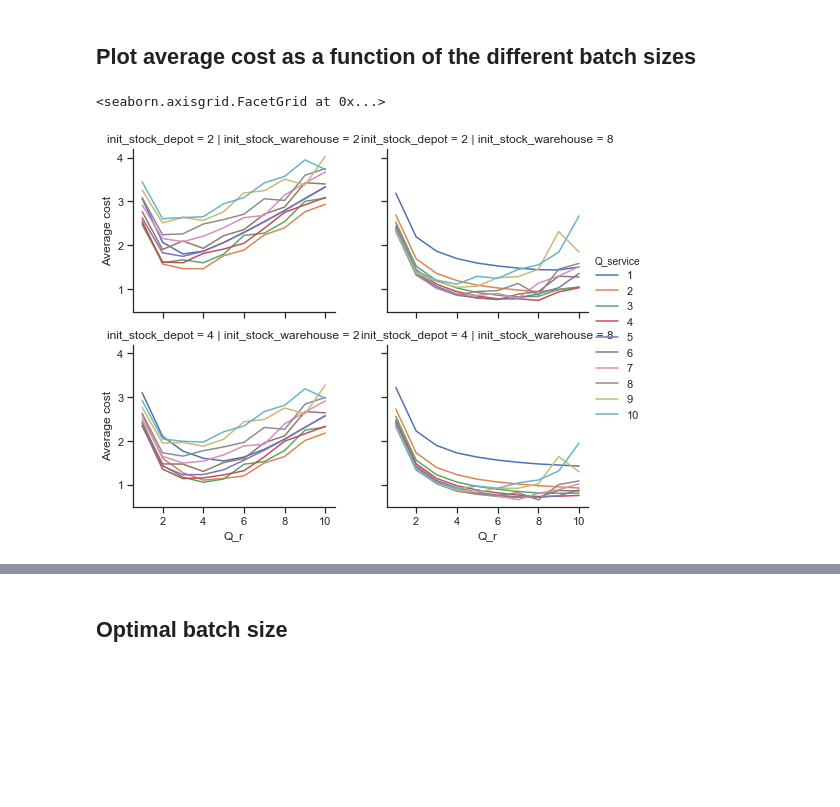
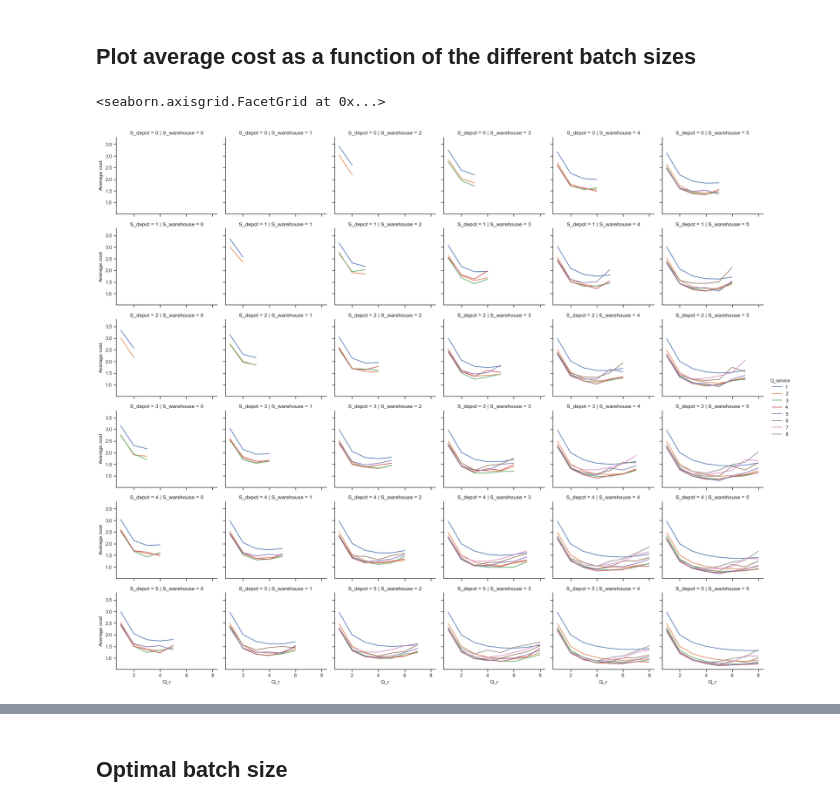
Before and after one commit to markkvdb/Simple-RL-Simulation, a Jupyter notebook: notebooks/Analyse-Simulation-Data.ipynb, the cells around one changed output, grey strips where cells are left out. Saved outputs shown, nothing was run; the diff lists cells and outputs as text; code cells hidden in the pictures; blank space fills up the shorter version.

Commit message:
Stock level now depends on S and not init_stock

```diff
--- a/notebooks/Analyse-Simulation-Data.ipynb
+++ b/notebooks/Analyse-Simulation-Data.ipynb
@@ -102,22 +92,22 @@ df_avg_cost
 # %%
 # Reset index variables
 df_avg_cost_plot = df_avg_cost.reset_index()
 df_avg_cost_plot.columns
 
 g = sns.FacetGrid(
     df_avg_cost_plot,
-    row="init_stock_depot",
-    col="init_stock_warehouse",
+    row="S_depot",
+    col="S_warehouse",
     hue="Q_service",
     aspect=1.2,
     sharey=True,
 )
 g.map(plt.plot, "Q_repair", "average_cost").add_legend().set_axis_labels(
     "Q_r", "Average cost"
 )
 # %% [output]
 <seaborn.axisgrid.FacetGrid at 0x...>
-[figure, old version]
+[figure, new version]
 [interactive output not drawn]
 # %% [markdown]
 ## Optimal batch size
```
Also changed, not shown: parts of 11 cells of this notebook, 2 other files.
